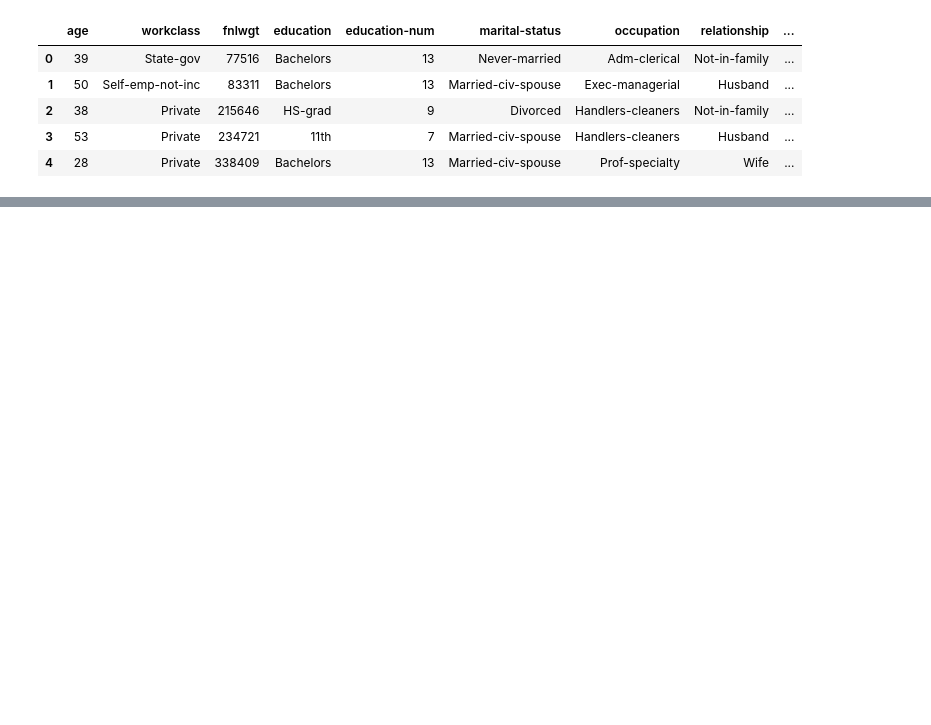
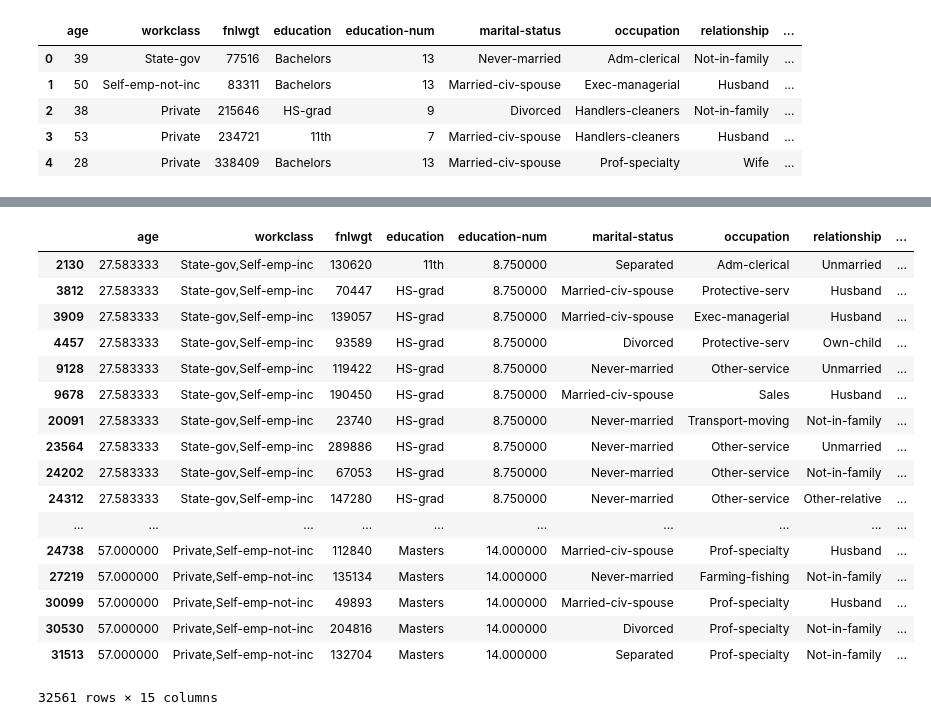
Before and after one commit to graba4/evaluation_of_anonymisation_effects_on_datasets, a Jupyter notebook: k-anonimdata.ipynb, the cells around one changed output, grey strips where cells are left out. Cells and saved outputs as stored; diff of their text form; code cells hidden in the pictures; blank space fills up the shorter version.

```diff
--- a/k-anonimdata.ipynb
+++ b/k-anonimdata.ipynb
@@ -135,7 +178,7 @@ def agg_categorical_column(series):
 def agg_numerical_column(series):
     return [series.mean()]
 # %%
-def build_anonymized_dataset(df, partitions, feature_columns, sensitive_column, max_partitions=None):
+def build_anonymized_dataset_2(df, partitions, feature_columns, sensitive_column, max_partitions=None):
     aggregations = {}
     for column in feature_columns:
         if column in categorical:
@@ -151,18 +194,20 @@ def build_anonymized_dataset(df, partitions, feature_columns, sensitive_column,
         grouped_columns = df.loc[partition].agg(aggregations, squeeze=False)
         sensitive_counts = df.loc[partition].groupby(sensitive_column).agg({sensitive_column : 'count'})
         values = grouped_columns.iloc[0].to_dict()
-        for sensitive_value, count in sensitive_counts[sensitive_column].items():
-            if count == 0:
-                continue
-            values.update({
-                sensitive_column : sensitive_value,
-                'count' : count,
-
-            })
-            rows.append(values.copy())
+        IsOkay = True
+        #COMMENT OUT THE NEXT 3 LINES IF WE DO NOT WANT TO ENFORCE DIFFERENT SENSITIVE COLUMNS IN PARTITIONS
+        #for sensitive_value, count in sensitive_counts[sensitive_column].items():
+            #if count == 0:
+                #IsOkay=False
+        if IsOkay:
+            for rowind in range(len(df.loc[partition])):
+                currow = df.loc[partition].iloc[rowind,:].copy()
+                for feature in feature_columns:
+                    currow[feature]=grouped_columns[feature][0]
+                rows.append(currow.copy())
     return pd.DataFrame(rows)
 # %%
-dfn = build_anonymized_dataset(df, finished_partitions, feature_columns, sensitive_column)
+dfn2 = build_anonymized_dataset_2(df, finished_partitions, feature_columns, sensitive_column)
 # %% [output]
 Finished 1 partitions...
 Finished 101 partitions...
@@ -201,0 +223,21 @@ dfn
+# %%
+dfn2
+# %% [output]
+|  | age | workclass | fnlwgt | education | education-num | marital-status | occupation | relationship | ... |
+| 2130 | 27.583333 | State-gov,Self-emp-inc | 130620 | 11th | 8.750000 | Separated | Adm-clerical | Unmarried | ... |
+| 3812 | 27.583333 | State-gov,Self-emp-inc | 70447 | HS-grad | 8.750000 | Married-civ-spouse | Protective-serv | Husband | ... |
+| 3909 | 27.583333 | State-gov,Self-emp-inc | 139057 | HS-grad | 8.750000 | Married-civ-spouse | Exec-managerial | Husband | ... |
+| 4457 | 27.583333 | State-gov,Self-emp-inc | 93589 | HS-grad | 8.750000 | Divorced | Protective-serv | Own-child | ... |
+| 9128 | 27.583333 | State-gov,Self-emp-inc | 119422 | HS-grad | 8.750000 | Never-married | Other-service | Unmarried | ... |
+| 9678 | 27.583333 | State-gov,Self-emp-inc | 190450 | HS-grad | 8.750000 | Married-civ-spouse | Sales | Husband | ... |
+| 20091 | 27.583333 | State-gov,Self-emp-inc | 23740 | HS-grad | 8.750000 | Never-married | Transport-moving | Not-in-family | ... |
+| 23564 | 27.583333 | State-gov,Self-emp-inc | 289886 | HS-grad | 8.750000 | Never-married | Other-service | Unmarried | ... |
+| 24202 | 27.583333 | State-gov,Self-emp-inc | 67053 | HS-grad | 8.750000 | Never-married | Other-service | Not-in-family | ... |
+| 24312 | 27.583333 | State-gov,Self-emp-inc | 147280 | HS-grad | 8.750000 | Never-married | Other-service | Other-relative | ... |
+| ... | ... | ... | ... | ... | ... | ... | ... | ... | ... |
+| 24738 | 57.000000 | Private,Self-emp-not-inc | 112840 | Masters | 14.000000 | Married-civ-spouse | Prof-specialty | Husband | ... |
+| 27219 | 57.000000 | Private,Self-emp-not-inc | 135134 | Masters | 14.000000 | Never-married | Farming-fishing | Not-in-family | ... |
+| 30099 | 57.000000 | Private,Self-emp-not-inc | 49893 | Masters | 14.000000 | Married-civ-spouse | Prof-specialty | Husband | ... |
+| 30530 | 57.000000 | Private,Self-emp-not-inc | 204816 | Masters | 14.000000 | Divorced | Prof-specialty | Not-in-family | ... |
+| 31513 | 57.000000 | Private,Self-emp-not-inc | 132704 | Masters | 14.000000 | Separated | Prof-specialty | Not-in-family | ... |
+32561 rows × 15 columns
```
Also changed, not shown: parts of 9 cells of this notebook.
